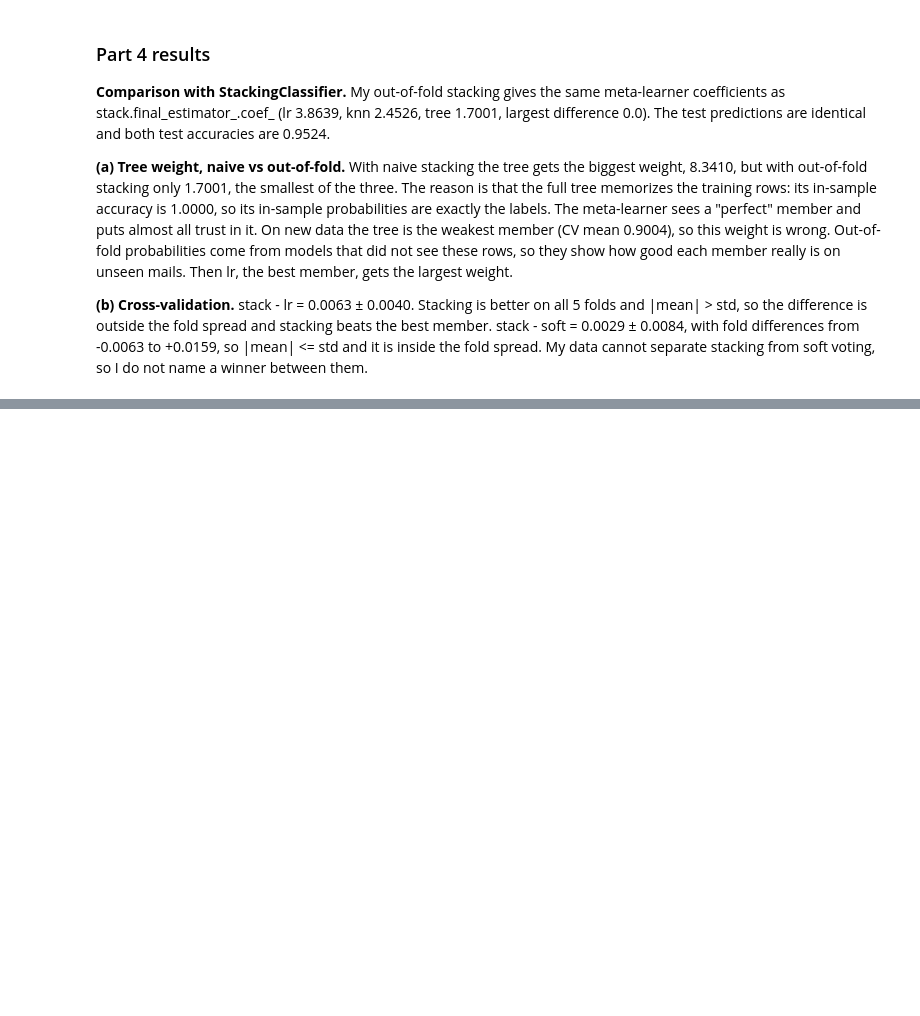
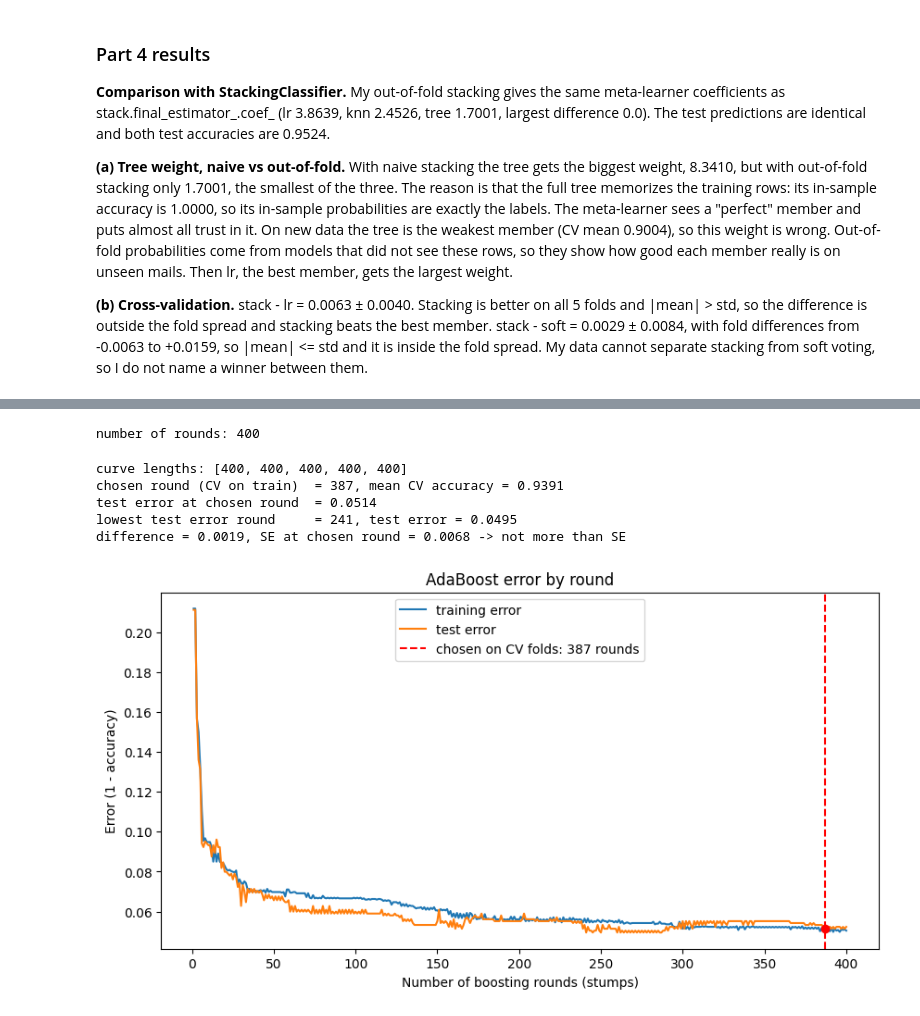
Before and after one commit to danieldiaz-smakov/smakov_ML_task_4, a Jupyter notebook: smakov_task4.ipynb, the cells around one changed output, grey strips where cells are left out. Saved outputs shown, nothing was run; the diff lists cells and outputs as text; code cells hidden in the pictures; blank space fills up the shorter version.

Commit message:
Part 5: adaboost_step, sklearn check, rounds by CV, label noise

```diff
--- a/smakov_task4.ipynb
+++ b/smakov_task4.ipynb
@@ -441,0 +525,46 @@ display(paired_table([("stack", best_member), ("stack", "soft")]))
+# %%
+train_err = 1 - np.array(list(ada.staged_score(X_train, y_train)))
+test_err = 1 - np.array(list(ada.staged_score(X_test, y_test)))
+rounds = np.arange(1, len(test_err) + 1)
+print("number of rounds:", len(rounds))
+# %% [output]
+number of rounds: 400
+# %%
+curves = []
+for tr_idx, va_idx in cv.split(X_train, y_train):
+    a = clone(ada).fit(X_train[tr_idx], y_train[tr_idx])
+    curves.append(np.array(list(a.staged_score(X_train[va_idx], y_train[va_idx]))))
+print("curve lengths:", [len(c) for c in curves])
+mean_cv_acc = np.mean(curves, axis=0)
+
+chosen_round = int(np.argmax(mean_cv_acc)) + 1           # smallest round if tie
+test_best_round = int(np.argmin(test_err)) + 1            # smallest round if tie
+err_chosen = test_err[chosen_round - 1]
+err_best = test_err[test_best_round - 1]
+p_chosen = 1 - err_chosen
+se_chosen = np.sqrt(p_chosen * (1 - p_chosen) / n_test)
+
+print(f"chosen round (CV on train)  = {chosen_round}, mean CV accuracy = {mean_cv_acc[chosen_round - 1]:.4f}")
+print(f"test error at chosen round  = {err_chosen:.4f}")
+print(f"lowest test error round     = {test_best_round}, test error = {err_best:.4f}")
+print(f"difference = {err_chosen - err_best:.4f}, SE at chosen round = {se_chosen:.4f} -> "
+      f"{'differ by more than SE' if abs(err_chosen - err_best) > se_chosen else 'not more than SE'}")
+# %% [output]
+curve lengths: [400, 400, 400, 400, 400]
+chosen round (CV on train)  = 387, mean CV accuracy = 0.9391
+test error at chosen round  = 0.0514
+lowest test error round     = 241, test error = 0.0495
+difference = 0.0019, SE at chosen round = 0.0068 -> not more than SE
+# %%
+plt.figure(figsize=(10, 5))
+plt.plot(rounds, train_err, label="training error")
+plt.plot(rounds, test_err, label="test error")
+plt.axvline(chosen_round, color="red", linestyle="--", label=f"chosen on CV folds: {chosen_round} rounds")
+plt.scatter([chosen_round], [err_chosen], color="red", zorder=3)
+plt.xlabel("Number of boosting rounds (stumps)")
+plt.ylabel("Error (1 - accuracy)")
+plt.title("AdaBoost error by round")
+plt.legend()
+plt.show()
+# %% [output]
+[figure, added]
```
Also changed, not shown: parts of 8 cells of this notebook.
